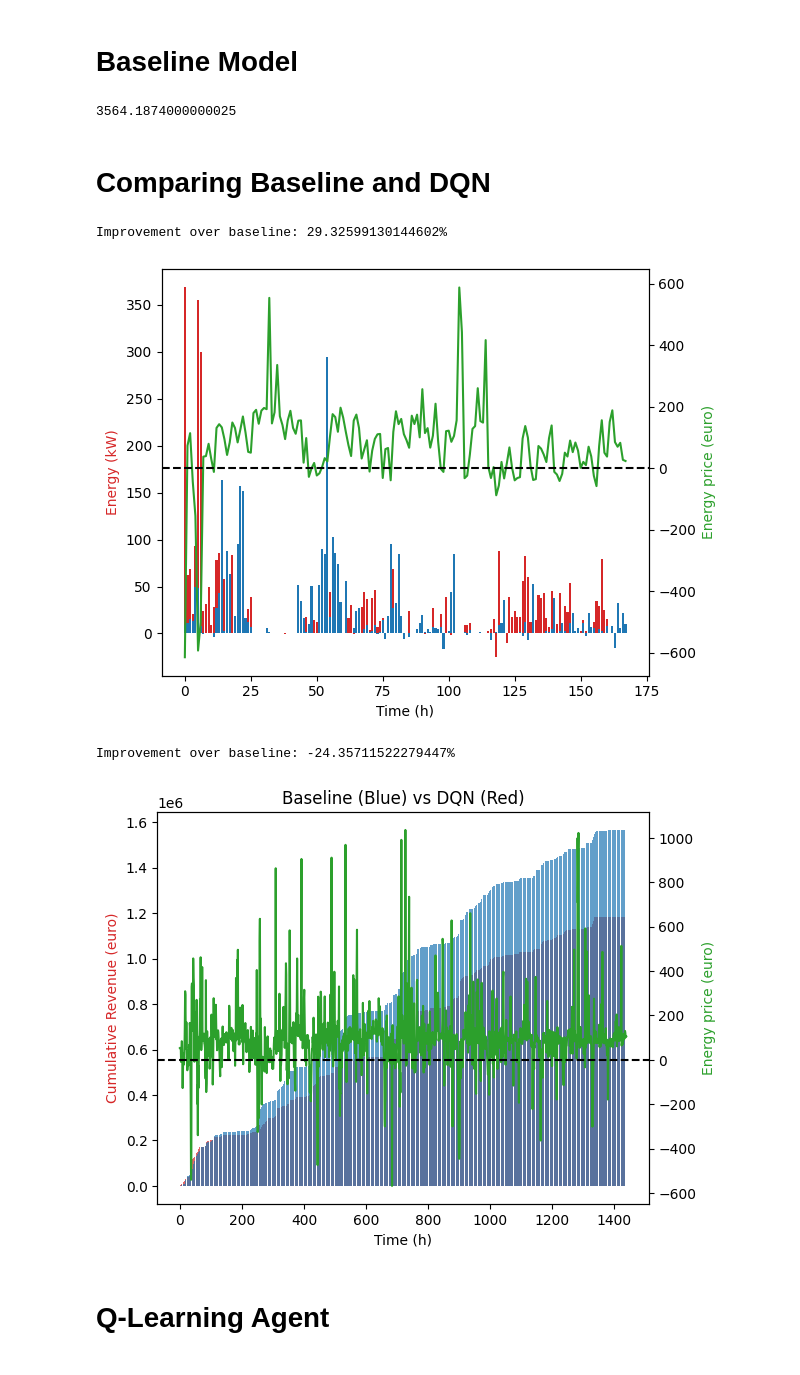
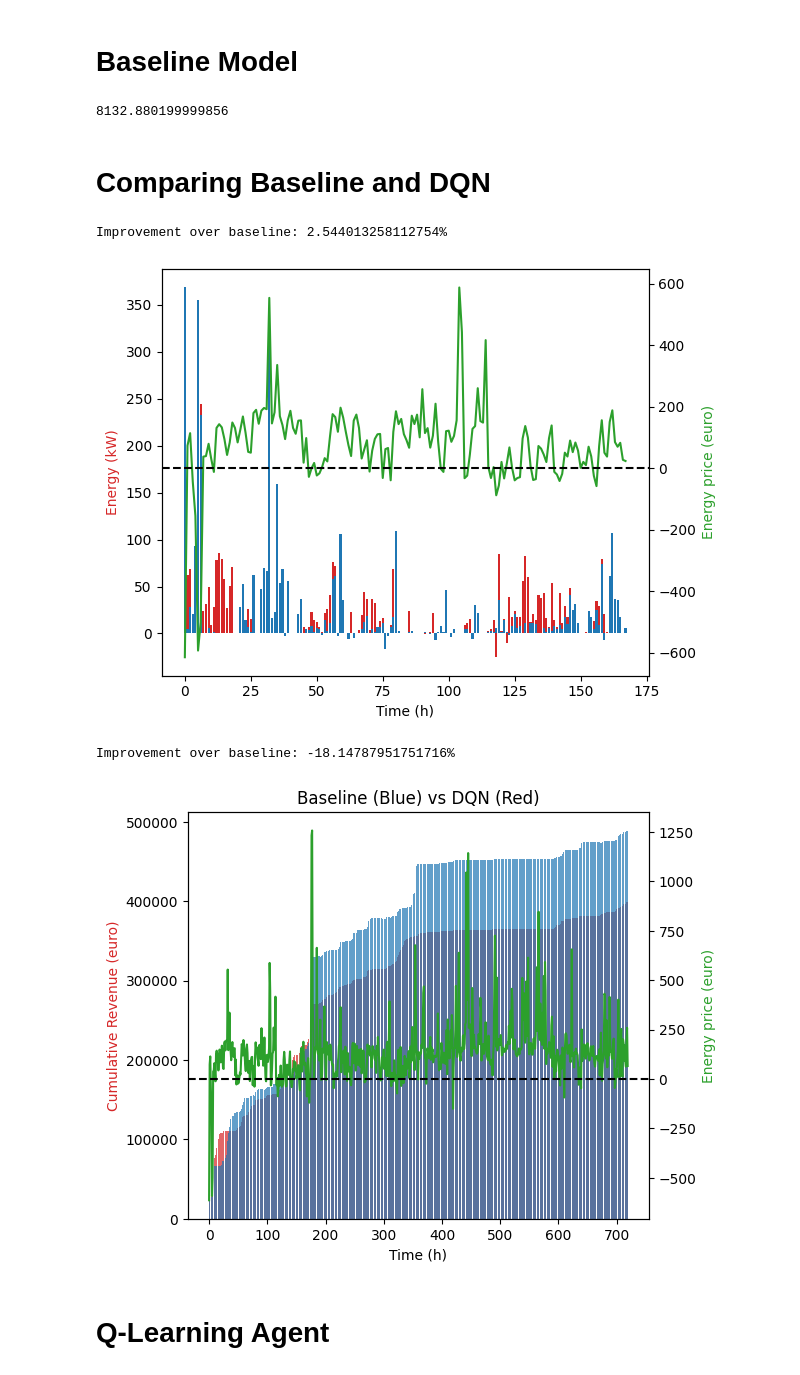
Before and after one commit to leidindi/PPO-RL-AGENT, a Jupyter notebook: model/SimpleBatter_note.ipynb, the cells around one changed output. Saved outputs shown, nothing was run; the diff lists cells and outputs as text; code cells hidden in the pictures.

```diff
--- a/model/SimpleBatter_note.ipynb
+++ b/model/SimpleBatter_note.ipynb
@@ -337,7 +339,7 @@ DQN(
 # %% [markdown]
 # Model Prediction
 # %%
-env = gym.make('gym_environment:gym_environment/SimpleBattery', days=7)
+env = gym.make('gym_environment:gym_environment/SimpleBattery', days=30, predict=True, start_offset=1305)
 env = FlattenObservation(env)
 
 episodes = 1
@@ -583,7 +589,7 @@ imb['dates'] = pd.to_datetime(imb['dates'], format='%d-%m-%Y %H:%M:%S')
 imb['DayOfYear'] = imb['dates'].dt.dayofyear
 imb['Hour'] = imb['dates'].dt.hour
 
-days = 7
+days = 30
 start_minute = 1305 + (10080 * 0)
 total_reward_baseline = 0
 capacity = 6000.0
@@ -651,13 +657,13 @@ for i in range(run_time):
 
 print(total_reward_baseline)
 # %% [output]
-3564.1874000000025
+8132.880199999856
 # %% [markdown]
 # Comparing Baseline and DQN
 # %%
 fig, ax1 = plt.subplots()
 
-days = 7
+days = np.int64(len(episode_energy_price)/1440)
 
 print("Improvement over baseline: {}%".format((total_reward / total_reward_baseline - 1) * 100))
 
@@ -696,12 +702,12 @@ plt.show()
 
 # De plot is niet super duidelijk, maar dit is de prediction over een week. In het groen is de energie prijs en in rood is de
 # %% [output]
-Improvement over baseline: 29.32599130144602%
+Improvement over baseline: 2.544013258112754%
-[figure, old version]
+[figure, new version]
 # %%
 fig, ax1 = plt.subplots()
 
-days = 60
+days = np.int64(len(episode_energy_price)/1440)
 
 print("Improvement over baseline: {}%".format((total_reward / total_reward_baseline - 1) * 100))
 
@@ -716,35 +722,35 @@ daily_price = np.array(episode_energy_price).reshape(days, 24, 60)
 hourday_dqn_reward = np.sum(dqn_reward, axis = 2)
 hourday_baseline_reward = np.sum(baseline_reward, axis = 2)
 hourday_average_price = np.mean(daily_price, axis = 2)
 
 overall_dqn_reward = hourday_dqn_reward.flatten()
 overall_baseline_reward = hourday_baseline_reward.flatten()
 overall_hour_price = hourday_average_price.flatten()
 
 x = range(24*days)
 
 color = 'k'
 ax1.set_xlabel('Time (h)')
 ax1.set_ylabel('Cumulative Revenue (euro)', color='tab:red')
 # ax1.bar(x, overall_hour_give, color='tab:blue', alpha=1)
 ax1.bar(x, overall_dqn_reward, color='tab:red', alpha=0.7)
 ax1.bar(x, overall_baseline_reward, color='tab:blue', alpha=0.7)
 ax1.tick_params(axis='y', labelcolor=color)
 
 ax2 = ax1.twinx()
 
 color = 'k'
 ax2.set_ylabel('Energy price (euro)', color='tab:green')
 ax2.plot(overall_hour_price, color='tab:green')
 ax2.tick_params(axis='y', labelcolor=color)
 
 fig.tight_layout()
 plt.title("Baseline (Blue) vs DQN (Red)")
 plt.axhline(y=0, color='black', linestyle='--')
 plt.show()
 # %% [output]
-Improvement over baseline: -24.35711522279447%
+Improvement over baseline: -18.14787951751716%
-[figure, old version]
+[figure, new version]
 # %% [markdown]
 # Q-Learning Agent
 # %%
```
Also changed, not shown: parts of 7 cells of this notebook, 1 other file.
